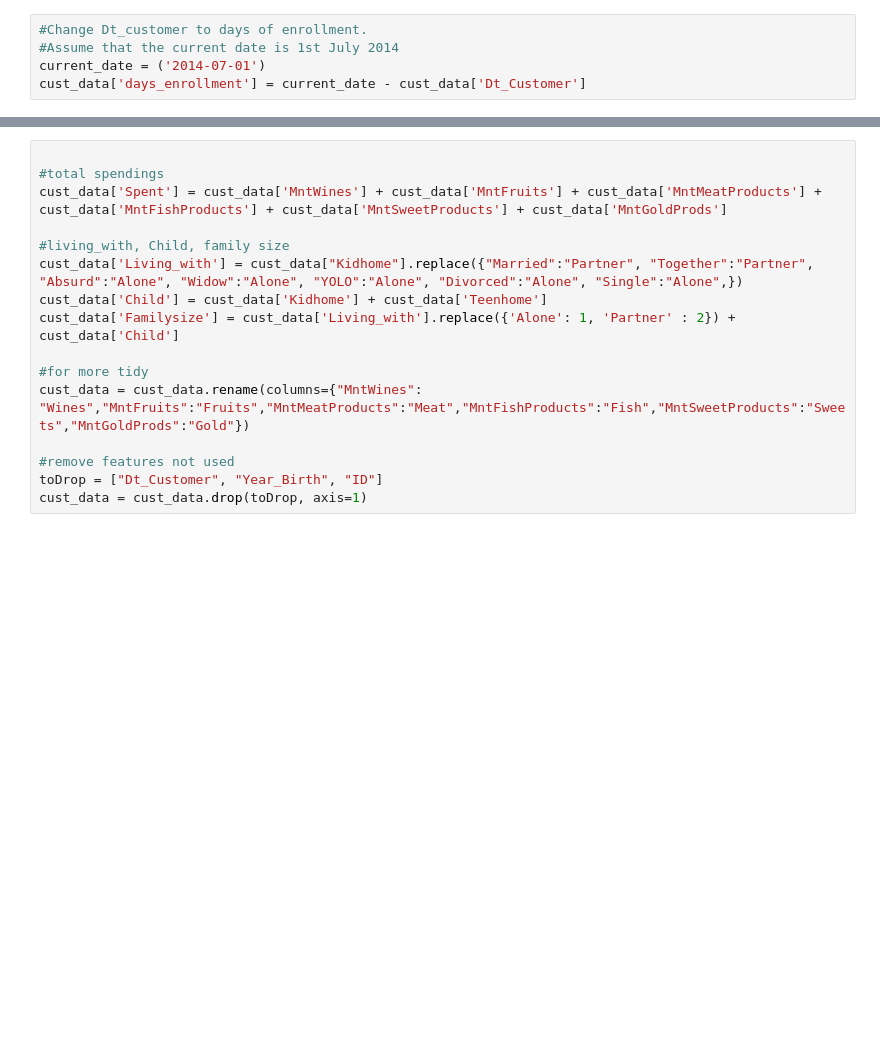
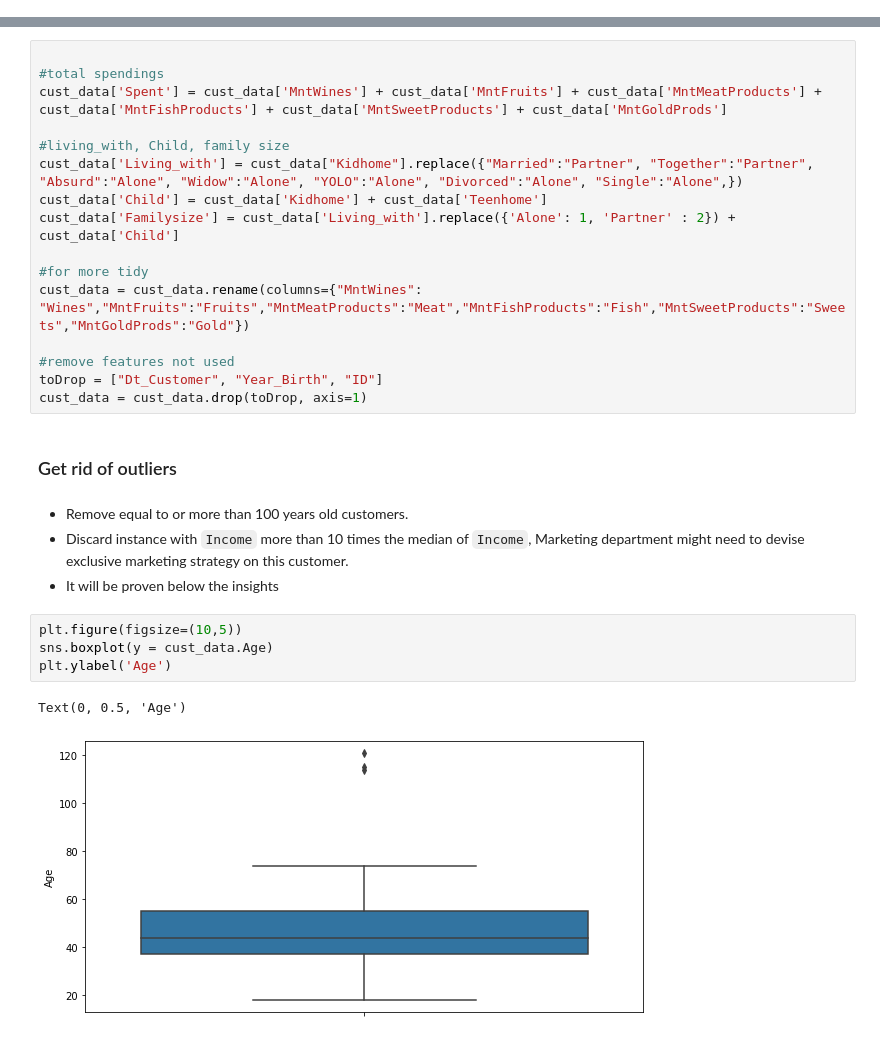
Before and after one commit to XuAnZ0717/XuAnZ, a Jupyter notebook: Customer Segmentation on Clustering Algorithms-checkpoint.ipynb, the cells around one changed output, grey strips where cells are left out. Saved outputs shown, nothing was run; the diff lists cells and outputs as text; blank space fills up the shorter version.

```diff
--- a/Customer Segmentation on Clustering Algorithms-checkpoint.ipynb
+++ b/Customer Segmentation on Clustering Algorithms-checkpoint.ipynb
@@ -331,5 +351,0 @@ print('The date record of oldest customers :', min(dates))
-# %%
-#Change Dt_customer to days of enrollment.
-#Assume that the current date is 1st July 2014
-current_date = ('2014-07-01')
-cust_data['days_enrollment'] = current_date - cust_data['Dt_Customer']
@@ -387,3 +398,16 @@ cust_data = cust_data.rename(columns={"MntWines": "Wines","MntFruits":"Fruits","
 #remove features not used
 toDrop = ["Dt_Customer", "Year_Birth", "ID"]
 cust_data = cust_data.drop(toDrop, axis=1)
+# %% [markdown]
+### Get rid of outliers
+# %% [markdown]
+- Remove equal to or more than 100 years old customers.
+- Discard instance with `Income` more than 10 times the median of `Income`, Marketing department might need to devise exclusive marketing strategy on this customer.
+- It will be proven below the insights
+# %%
+plt.figure(figsize=(10,5))
+sns.boxplot(y = cust_data.Age)
+plt.ylabel('Age')
+# %% [output]
+Text(0, 0.5, 'Age')
+[figure, added]
```
Also changed, not shown: parts of 20 cells of this notebook.
